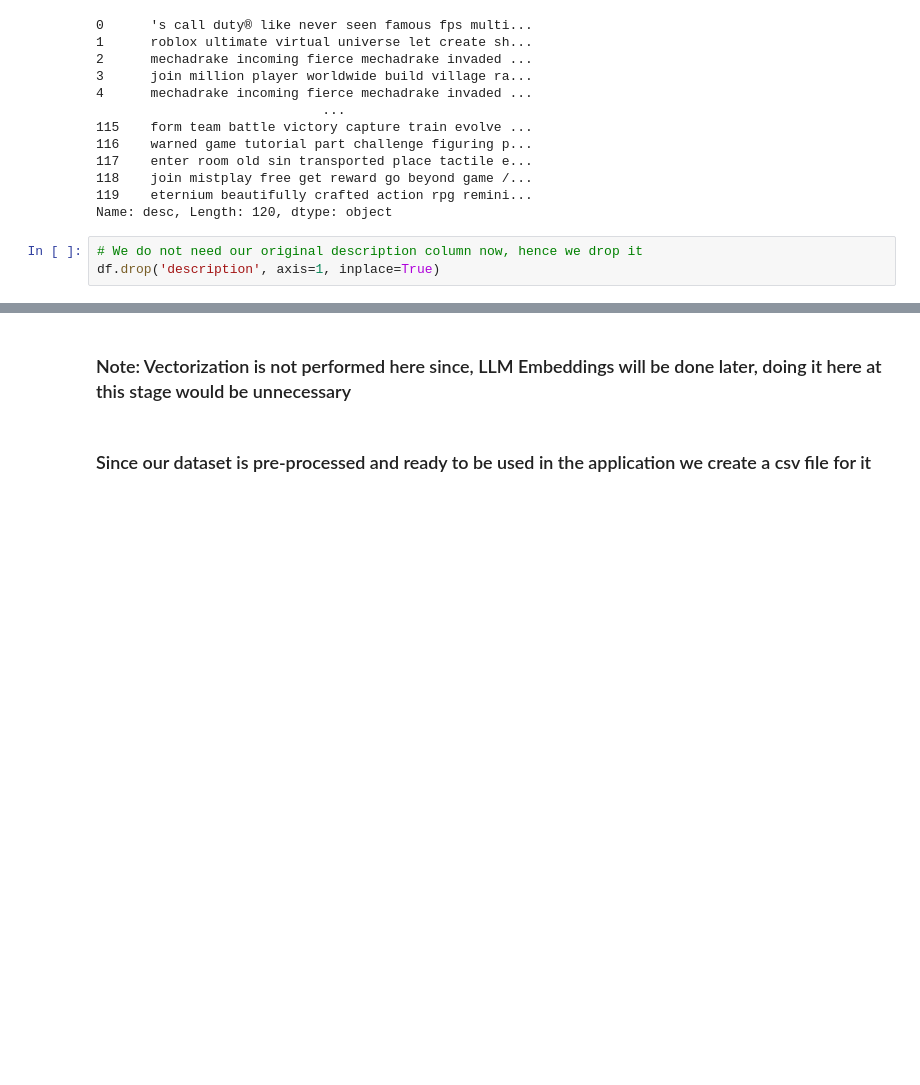
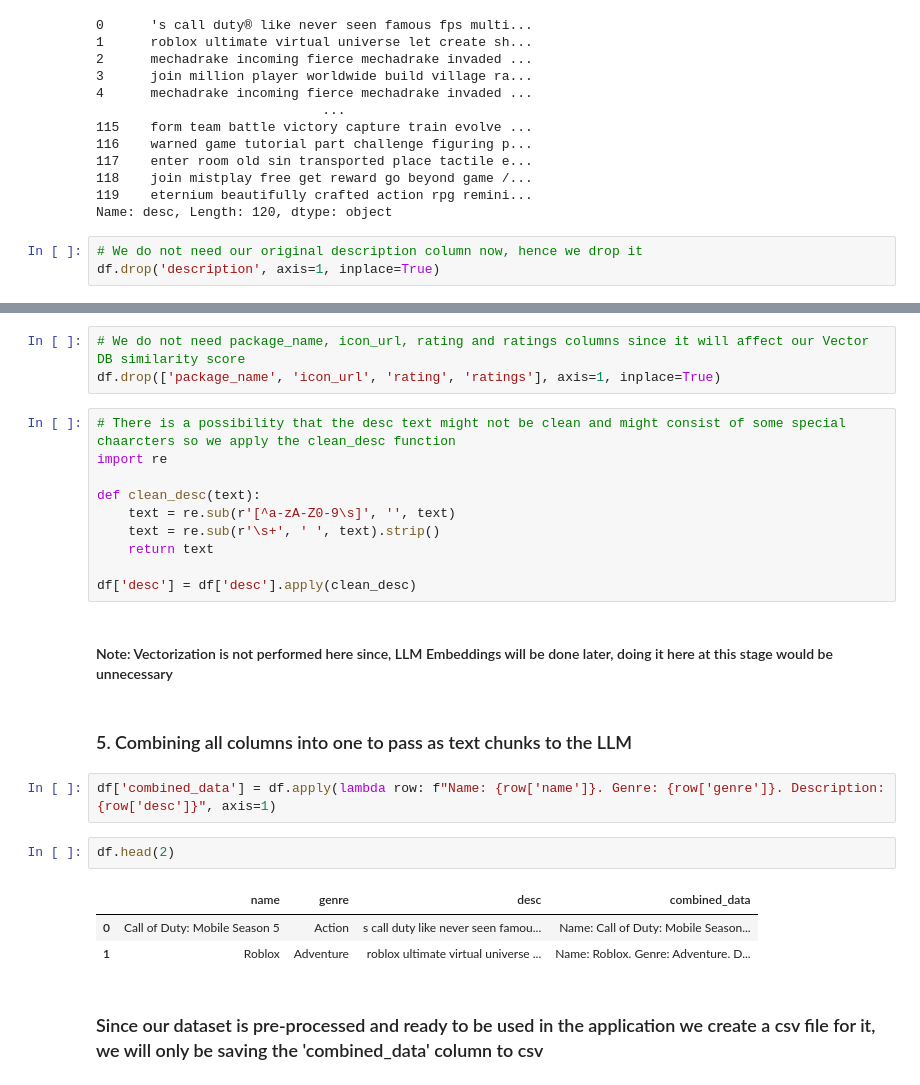
Before and after one commit to atmikshetty/Game-Recommender-LLM, a Jupyter notebook: eda.ipynb, the cells around one changed output, grey strips where cells are left out. Saved outputs shown, nothing was run; the diff lists cells and outputs as text; blank space fills up the shorter version.

```diff
--- a/eda.ipynb
+++ b/eda.ipynb
@@ -235,8 +236,31 @@ df.head(2)
 |  | name | package_name | icon_url | genre | rating | ratings | desc |
 | 0 | Call of Duty: Mobile Season 5 | com.activision.callofduty.shooter | https://play-lh.googleusercontent... | Action | 4.306470 | 100000000.0 | 's call duty® like never seen fam... |
 | 1 | Roblox | com.roblox.client | https://play-lh.googleusercontent... | Adventure | 4.436438 | 500000000.0 | roblox ultimate virtual universe ... |
+# %%
+# We do not need package_name, icon_url, rating and ratings columns since it will affect our Vector DB similarity score
+df.drop(['package_name', 'icon_url', 'rating', 'ratings'], axis=1, inplace=True)
+# %%
+# There is a possibility that the desc text might not be clean and might consist of some special chaarcters so we apply the clean_desc function
+import re
+
+def clean_desc(text):
+    text = re.sub(r'[^a-zA-Z0-9\s]', '', text)
+    text = re.sub(r'\s+', ' ', text).strip()
+    return text
+
+df['desc'] = df['desc'].apply(clean_desc)
 # %% [markdown]
-### Note: Vectorization is not performed here since, LLM Embeddings will be done later, doing it here at this stage would be unnecessary
+#### Note: Vectorization is not performed here since, LLM Embeddings will be done later, doing it here at this stage would be unnecessary
+# %% [markdown]
+### 5. Combining all columns into one to pass as text chunks to the LLM
+# %%
+df['combined_data'] = df.apply(lambda row: f"Name: {row['name']}. Genre: {row['genre']}. Description: {row['desc']}", axis=1)
+# %%
+df.head(2)
+# %% [output]
+|  | name | genre | desc | combined_data |
+| 0 | Call of Duty: Mobile Season 5 | Action | s call duty like never seen famou... | Name: Call of Duty: Mobile Season... |
+| 1 | Roblox | Adventure | roblox ultimate virtual universe ... | Name: Roblox. Genre: Adventure. D... |
 # %% [markdown]
-### Since our dataset is pre-processed and ready to be used in the application we create a csv file for it
+### Since our dataset is pre-processed and ready to be used in the application we create a csv file for it, we will only be saving the 'combined_data' column to csv
 # %%
```
Also changed, not shown: parts of 3 cells of this notebook, 4 other files.
